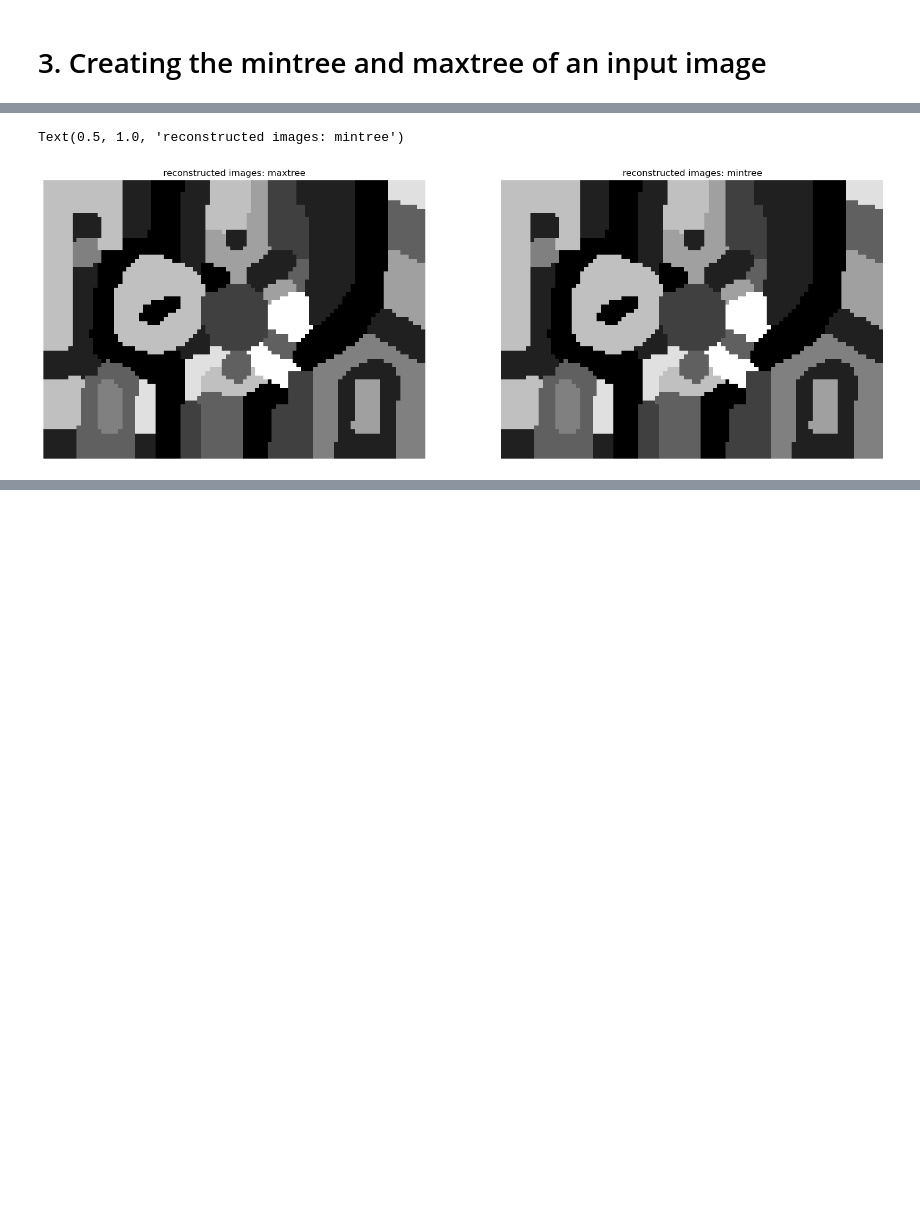
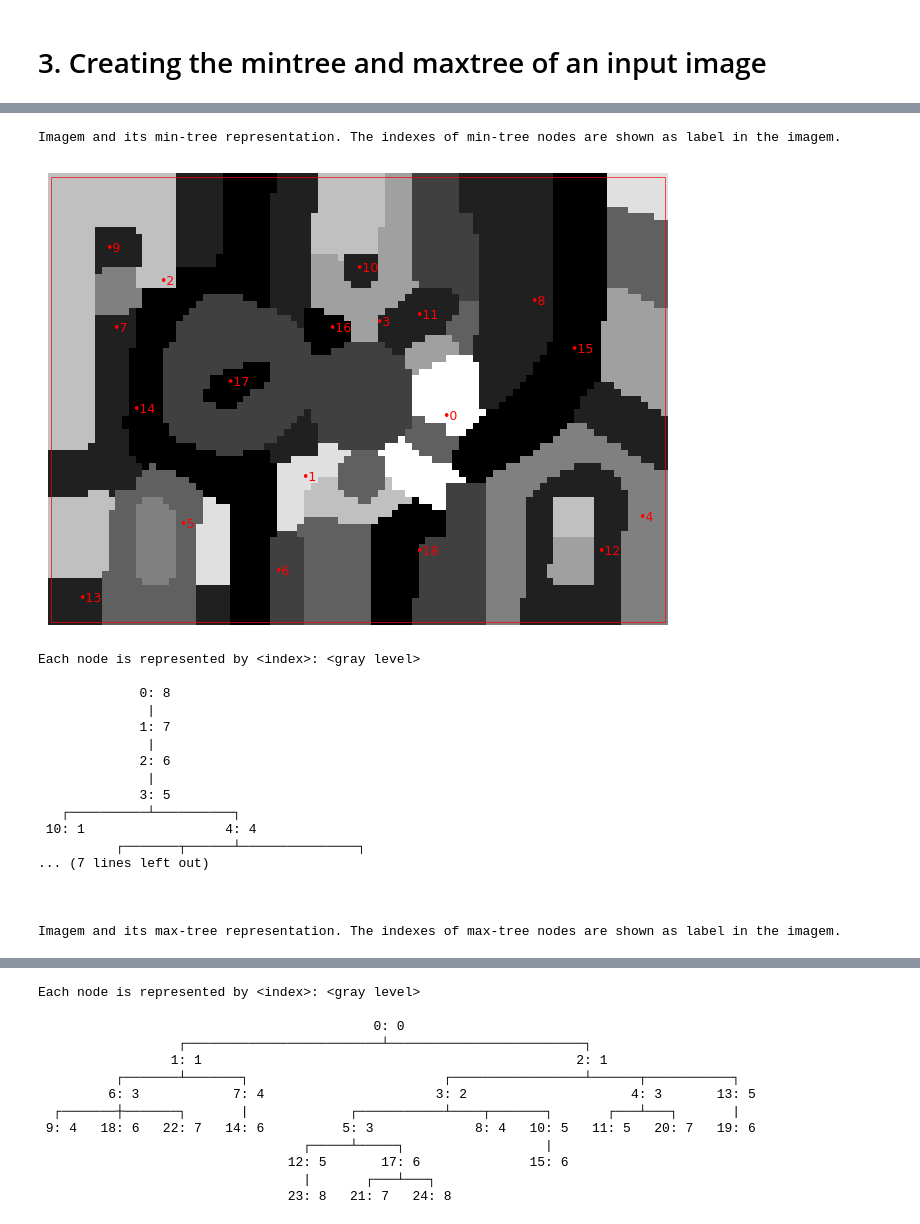
Before and after one commit to wonderalexandre/MorphoTreeAdjust, a Jupyter notebook: morphoTreeAdjust/morphoTreeAdjust_example.ipynb, the cells around one changed output, grey strips where cells are left out. Drawn from its saved outputs; the diff is of its cells as text; code cells hidden in the pictures; blank space fills up the shorter version.

```diff
--- a/morphoTreeAdjust/morphoTreeAdjust_example.ipynb
+++ b/morphoTreeAdjust/morphoTreeAdjust_example.ipynb
@@ -57,5 +98,5 @@ printTree = PrettyPrintTree(
 # %%
-img_f = np.array([
+img_jmiv = np.array([
     [6,6,6,6,6,6,6,6,6,6,6,6,6,6,6,6,6,6,6,1,1,1,1,1,1,1,0,0,0,0,0,0,0,0,1,1,1,1,1,1,6,6,6,6,6,6,6,6,6,6,5,5,5,5,2,2,2,2,2,2,2,1,1,1,1,1,1,1,1,1,1,1,1,1,1,0,0,0,0,0,0,0,0,7,7,7,7,7,7,7,7,7],
     [6,6,6,6,6,6,6,6,6,6,6,6,6,6,6,6,6,6,6,1,1,1,1,1,1,1,0,0,0,0,0,0,0,0,1,1,1,1,1,1,6,6,6,6,6,6,6,6,6,6,5,5,5,5,2,2,2,2,2,2,2,1,1,1,1,1,1,1,1,1,1,1,1,1,1,0,0,0,0,0,0,0,0,7,7,7,7,7,7,7,7,7],
     [6,6,6,6,6,6,6,6,6,6,6,6,6,6,6,6,6,6,6,1,1,1,1,1,1,1,0,0,0,0,0,0,0,0,1,1,1,1,1,1,6,6,6,6,6,6,6,6,6,6,5,5,5,5,2,2,2,2,2,2,2,1,1,1,1,1,1,1,1,1,1,1,1,1,1,0,0,0,0,0,0,0,0,7,7,7,7,7,7,7,7,7],
@@ -126,10 +167,15 @@ img_f = np.array([
 ])
 
 
-num_rows, num_cols = img_f.shape
-img_f_vector = img_f.ravel()
+num_rows, num_cols = img_jmiv.shape
+img_jmiv_vector = img_jmiv.ravel()
 
-maxtree = mta.ComponentTree(img_f_vector, num_rows, num_cols, True, 1.5)
-mintree = mta.ComponentTree(img_f_vector, num_rows, num_cols, False, 1.5)
-plt.imshow(img_f, cmap='gray')
+maxtree = mta.ComponentTree(img_jmiv_vector, num_rows, num_cols, True, 1.5)
+mintree = mta.ComponentTree(img_jmiv_vector, num_rows, num_cols, False, 1.5)
+
+showLevelSets(img_jmiv)
+print("\n\n")
+showTree(mintree)
+print("\n\n")
+showTree(maxtree)
 # %% [output]
@@ -244,6 +221,7 @@ Mintree of the input image
 # %%
-leaves = maxtree.leaves()
-Lmax = leaves[0]
-plt.imshow(maxtree.recNode(Lmax).reshape(num_rows, num_cols), cmap='gray')
-print(f'leaf of maxtree of input image: (id:level) = ({Lmax.id}: {Lmax.level})')
+leaves_maxtree = maxtree.leaves()
+print("List of leaves of the max-tree:\n\t", leaves_maxtree, "\n")
+
+Lmax = leaves_maxtree[3]
+showNode(Lmax)
 # %% [output]
@@ -278,13 +266,24 @@ print("The reconstruction images are equals?", (img_g_vector_maxtree == img_g_ve
 # %%
-fig, axs = plt.subplots(1, 2, figsize=(20, 20))
-
-axs[0].axis('off')
-axs[0].imshow(img_g_vector_maxtree.reshape(num_rows, num_cols), cmap='gray')
-axs[0].set_title('reconstructed images: maxtree')
-
-axs[1].axis('off')
-axs[1].imshow(img_g_vector_mintree.reshape(num_rows, num_cols), cmap='gray')
-axs[1].set_title('reconstructed images: mintree')
+showTree(mintree)
+print("\n\n")
+showTree(maxtree)
 # %% [output]
-Text(0.5, 1.0, 'reconstructed images: mintree')
+Imagem and its min-tree representation. The indexes of min-tree nodes are shown as label in the imagem.
-[figure, old version]
+[figure, new version]
+Each node is represented by <index>: <gray level>
+
+             0: 8
+              |
+             1: 7
+              |
+             2: 6
+              |
+             3: 5
+   ┌──────────┴──────────┐
+ 10: 1                  4: 4
+          ┌───────┬──────┴───────────────┐
+... (7 lines left out)
+
+
+
+Imagem and its max-tree representation. The indexes of max-tree nodes are shown as label in the imagem.
@@ -290,0 +291,13 @@ Text(0.5, 1.0, 'reconstructed images: mintree')
+Each node is represented by <index>: <gray level>
+
+                                           0: 0
+                  ┌─────────────────────────┴─────────────────────────┐
+                 1: 1                                                2: 1
+          ┌───────┴───────┐                         ┌─────────────────┴──────┬───────────┐
+         6: 3            7: 4                      3: 2                     4: 3       13: 5
+  ┌───────┼───────┐       |             ┌───────────┴────┬───────┐       ┌───┴───┐       |
+ 9: 4   18: 6   22: 7   14: 6          5: 3             8: 4   10: 5   11: 5   20: 7   19: 6
+                                  ┌─────┴─────┐                  |
+                                12: 5       17: 6              15: 6
+                                  |       ┌───┴───┐
+                                23: 8   21: 7   24: 8
```
Also changed, not shown: parts of 23 cells of this notebook, 13 other files.
